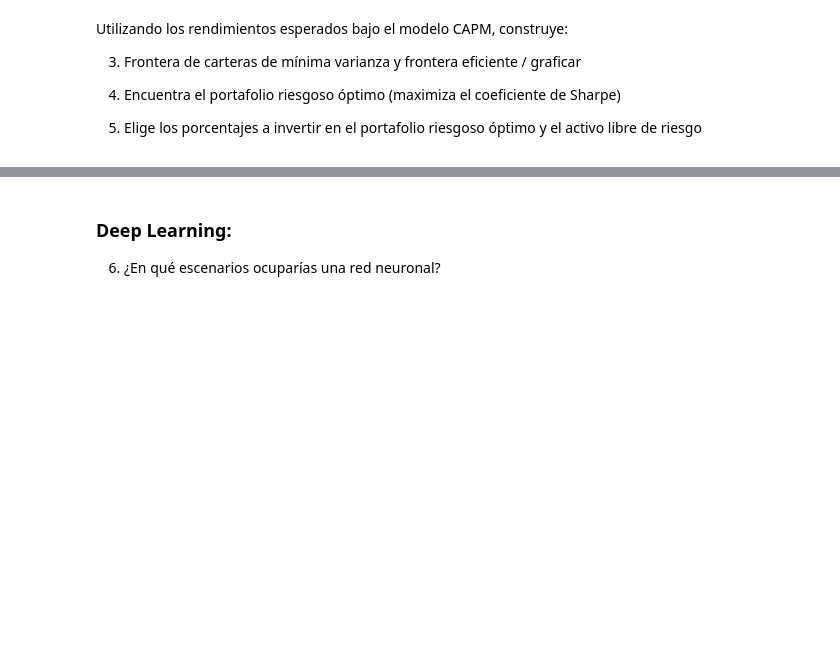
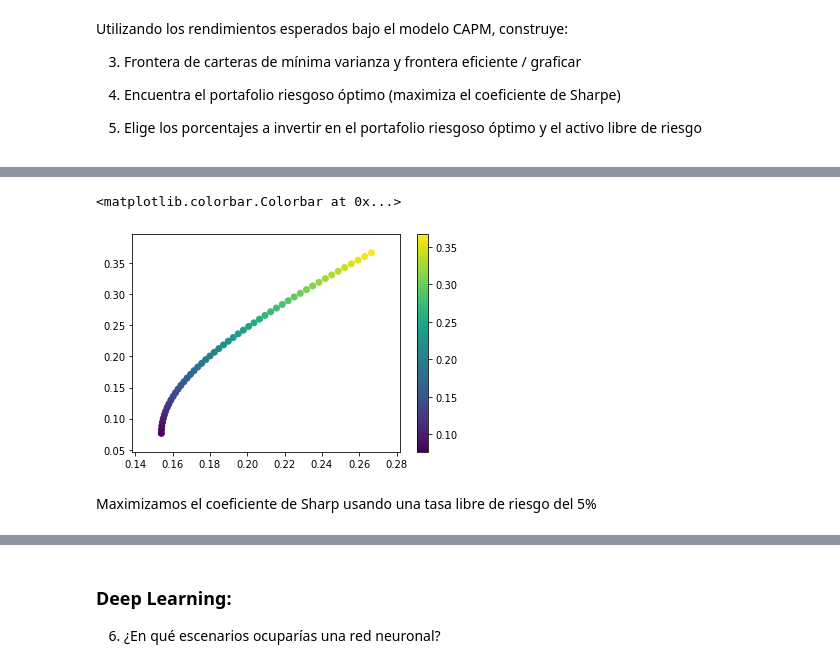
Before and after one commit to Fegrodz/Finanzas, a Jupyter notebook: Exa_final.ipynb, the cells around one changed output, grey strips where cells are left out. Saved outputs shown, nothing was run; the diff lists cells and outputs as text; code cells hidden in the pictures; blank space fills up the shorter version.

```diff
--- a/Exa_final.ipynb
+++ b/Exa_final.ipynb
@@ -130,0 +203,42 @@ Utilizando los rendimientos esperados bajo el modelo CAPM, construye:
+# %%
+r_min = port_rend(wp0, rend)
+r_max = r_s.max()
+
+rend_max = np.linspace(r_min, r_max)
+
+def rend_esperado(w, E):
+    return port_rend(w, rend) - E # == 0
+
+e0 = 0.1
+constraints = [
+    {"type": "eq", "fun": sum_weights},
+    {"type": "eq", "fun": lambda w: rend_esperado(w, e0)}
+]
+# %%
+pesos_optimos = []
+for e in rend_max:
+    constraints = [
+        {"type": "eq", "fun": sum_weights},
+        {"type": "eq", "fun": lambda w: rend_esperado(w, e)}
+    ]
+
+    port1 = minimize(port_vol, w0, constraints=constraints, args=rend)
+    w_opt = port1.x
+    pesos_optimos.append(w_opt)
+# %%
+r_opt = []
+v_opt = []
+for w in pesos_optimos:
+    r_opt.append(port_rend(w, rend))
+    v_opt.append(port_vol(w, rend))
+
+r_opt = np.array(r_opt)
+v_opt = np.array(v_opt)
+
+plt.scatter(v_opt, r_opt, c=r_opt)
+plt.colorbar()
+# %% [output]
+<matplotlib.colorbar.Colorbar at 0x...>
+[figure, added]
+# %% [markdown]
+Maximizamos el coeficiente de Sharp usando una tasa libre de riesgo del 5%
```
Also changed, not shown: parts of 34 cells of this notebook.
